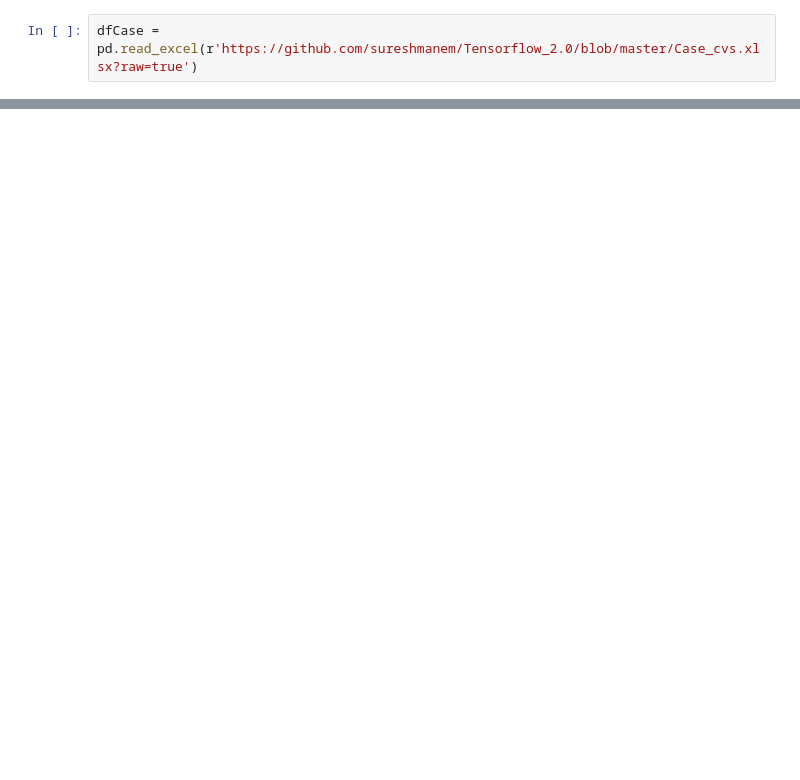
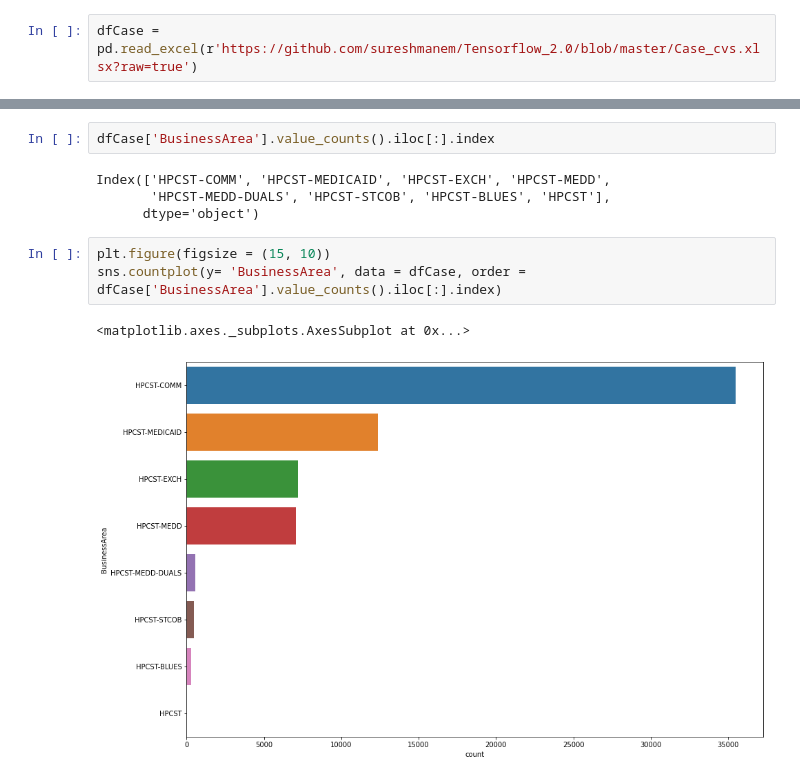
Before and after one commit to Zurezh/Tensorflow_2.0, a Jupyter notebook: DefectPredictionAlgoTest.ipynb, the cells around one changed output, grey strips where cells are left out. Saved outputs shown, nothing was run; the diff lists cells and outputs as text; blank space fills up the shorter version.

```diff
--- a/DefectPredictionAlgoTest.ipynb
+++ b/DefectPredictionAlgoTest.ipynb
@@ -29,0 +203,12 @@ array(['HPCST-COMM', 'HPCST-MEDD', 'HPCST-MEDICAID', 'HPCST-EXCH',
+# %%
+dfCase['BusinessArea'].value_counts().iloc[:].index
+# %% [output]
+Index(['HPCST-COMM', 'HPCST-MEDICAID', 'HPCST-EXCH', 'HPCST-MEDD',
+       'HPCST-MEDD-DUALS', 'HPCST-STCOB', 'HPCST-BLUES', 'HPCST'],
+      dtype='object')
+# %%
+plt.figure(figsize = (15, 10))
+sns.countplot(y= 'BusinessArea', data = dfCase, order = dfCase['BusinessArea'].value_counts().iloc[:].index)
+# %% [output]
+<matplotlib.axes._subplots.AxesSubplot at 0x...>
+[figure, added]
```
Also changed, not shown: parts of 22 cells of this notebook.
